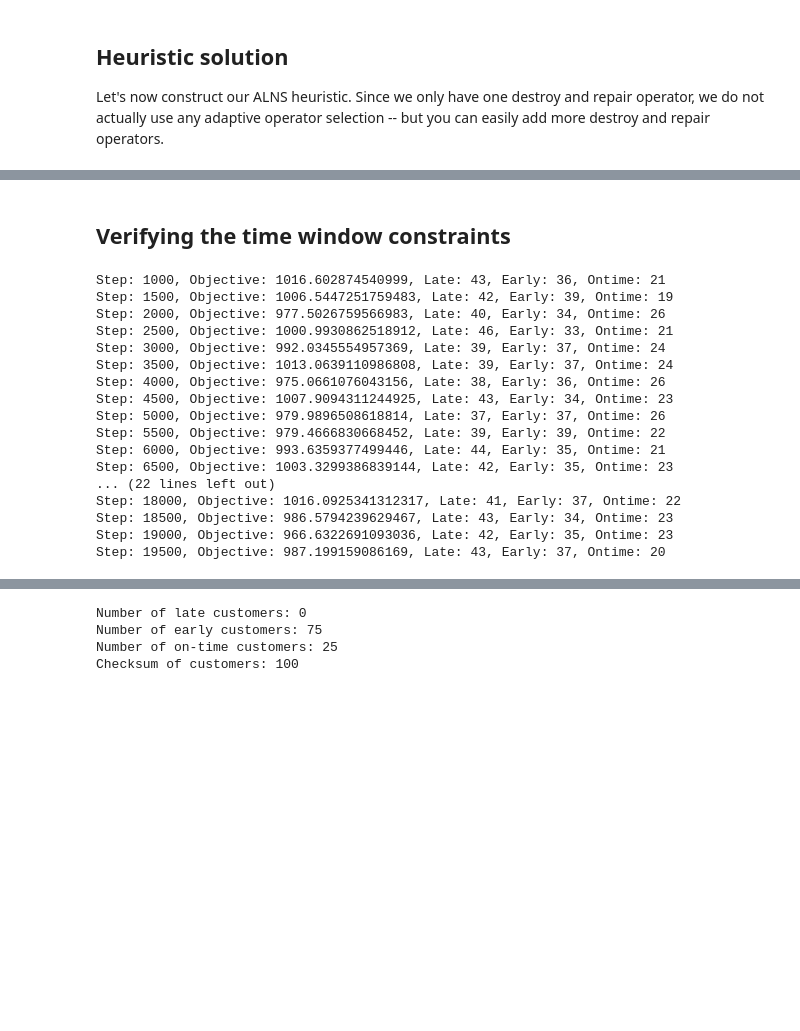
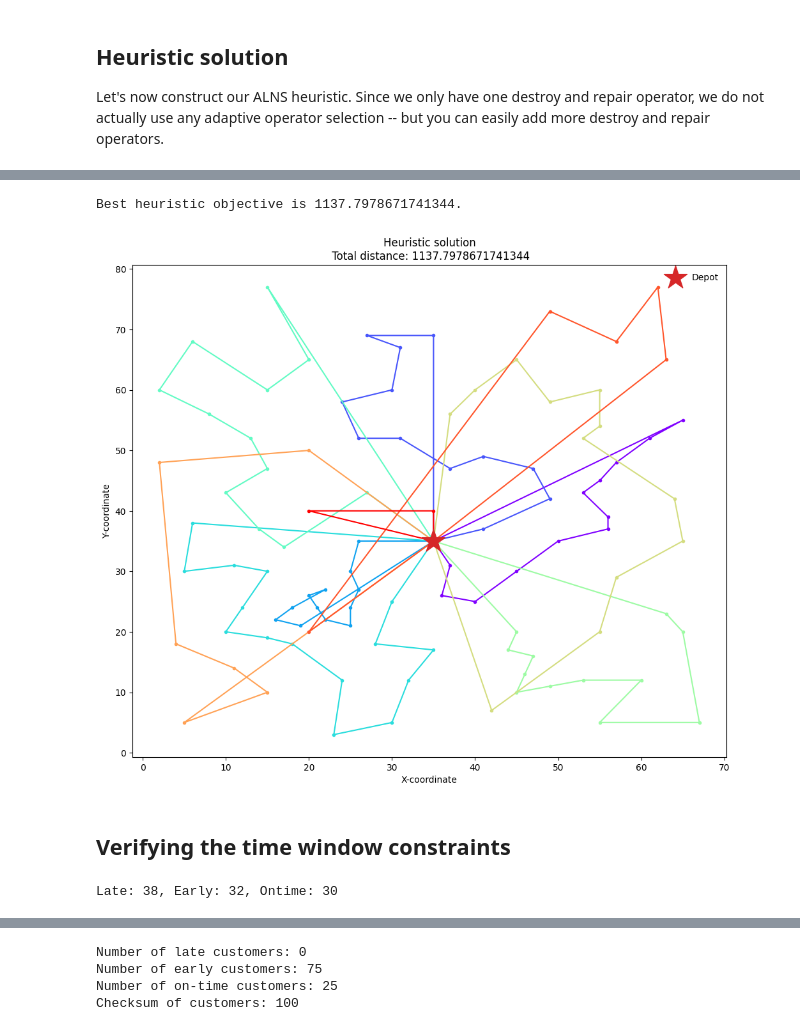
Before and after one commit to pettepiero/Dial-a-ride, a Jupyter notebook: cvrptw/vrptw.ipynb, the cells around one changed output, grey strips where cells are left out. Cells and saved outputs as stored; diff of their text form; code cells hidden in the pictures; blank space fills up the shorter version.

```diff
--- a/cvrptw/vrptw.ipynb
+++ b/cvrptw/vrptw.ipynb
@@ -423,2 +560,27 @@ plot_solution(solution, "Heuristic solution")
+# %%
+alns = ALNS(rnd.default_rng(SEED))
+
+alns.add_destroy_operator(random_removal)
+
+alns.add_repair_operator(greedy_repair_tw)
+# %%
+num_iterations = 5000
+init = nearest_neighbor_tw()
+select = RouletteWheel([25, 5, 1, 0], 0.8, 1, 1)
+accept = RecordToRecordTravel.autofit(
+    init.objective(), 0.02, 0, num_iterations
+)
+stop = MaxIterations(num_iterations)
+result = alns.iterate(init, select, accept, stop)
+# %%
+solution = result.best_state
+objective = solution.objective()
+print(f"Best heuristic objective is {objective}.")
+# %% [output]
+Best heuristic objective is 1137.7978671741344.
+# %%
+plot_solution(solution, "Heuristic solution")
+# %% [output]
+[figure, added]
 # %% [markdown]
 ## Verifying the time window constraints
@@ -444,34 +587,21 @@ def verify_time_windows(state):
+# %%
+late, early, ontime = verify_time_windows(solution)
+print(f"Late: {late}, Early: {early}, Ontime: {ontime}")
+# %% [output]
+Late: 38, Early: 32, Ontime: 30
 # %%
 
-lates = []
-earlies = []
-ontimes = []
+# lates = []
+# earlies = []
+# ontimes = []
 
-for step in range(1000, 20000, 500):
-    result = alns.iterate(init, select, accept, MaxIterations(step))
-    solution = result.best_state
-    objective = solution.objective()
-    late, early, ontime = verify_time_windows(solution)
-    lates.append(late)
-    earlies.append(early)
-    ontimes.append(ontime)
-    print(f"Step: {step}, Objective: {objective}, Late: {late}, Early: {early}, Ontime: {ontime}")
+# for step in range(1000, 20000, 500):
+#     result = alns.iterate(init, select, accept, MaxIterations(step))
+#     solution = result.best_state
+#     objective = solution.objective()
+#     late, early, ontime = verify_time_windows(solution)
+#     lates.append(late)
+#     earlies.append(early)
+#     ontimes.append(ontime)
+#     print(f"Step: {step}, Objective: {objective}, Late: {late}, Early: {early}, Ontime: {ontime}")
-# %% [output]
-Step: 1000, Objective: 1016.602874540999, Late: 43, Early: 36, Ontime: 21
-Step: 1500, Objective: 1006.5447251759483, Late: 42, Early: 39, Ontime: 19
-Step: 2000, Objective: 977.5026759566983, Late: 40, Early: 34, Ontime: 26
-Step: 2500, Objective: 1000.9930862518912, Late: 46, Early: 33, Ontime: 21
-Step: 3000, Objective: 992.0345554957369, Late: 39, Early: 37, Ontime: 24
-Step: 3500, Objective: 1013.0639110986808, Late: 39, Early: 37, Ontime: 24
-Step: 4000, Objective: 975.0661076043156, Late: 38, Early: 36, Ontime: 26
-Step: 4500, Objective: 1007.9094311244925, Late: 43, Early: 34, Ontime: 23
-Step: 5000, Objective: 979.9896508618814, Late: 37, Early: 37, Ontime: 26
-Step: 5500, Objective: 979.4666830668452, Late: 39, Early: 39, Ontime: 22
-Step: 6000, Objective: 993.6359377499446, Late: 44, Early: 35, Ontime: 21
-Step: 6500, Objective: 1003.3299386839144, Late: 42, Early: 35, Ontime: 23
-... (22 lines left out)
-Step: 18000, Objective: 1016.0925341312317, Late: 41, Early: 37, Ontime: 22
-Step: 18500, Objective: 986.5794239629467, Late: 43, Early: 34, Ontime: 23
-Step: 19000, Objective: 966.6322691093036, Late: 42, Early: 35, Ontime: 23
-Step: 19500, Objective: 987.199159086169, Late: 43, Early: 37, Ontime: 20
 # %%
```
Also changed, not shown: parts of 12 cells of this notebook, 43 other files.
